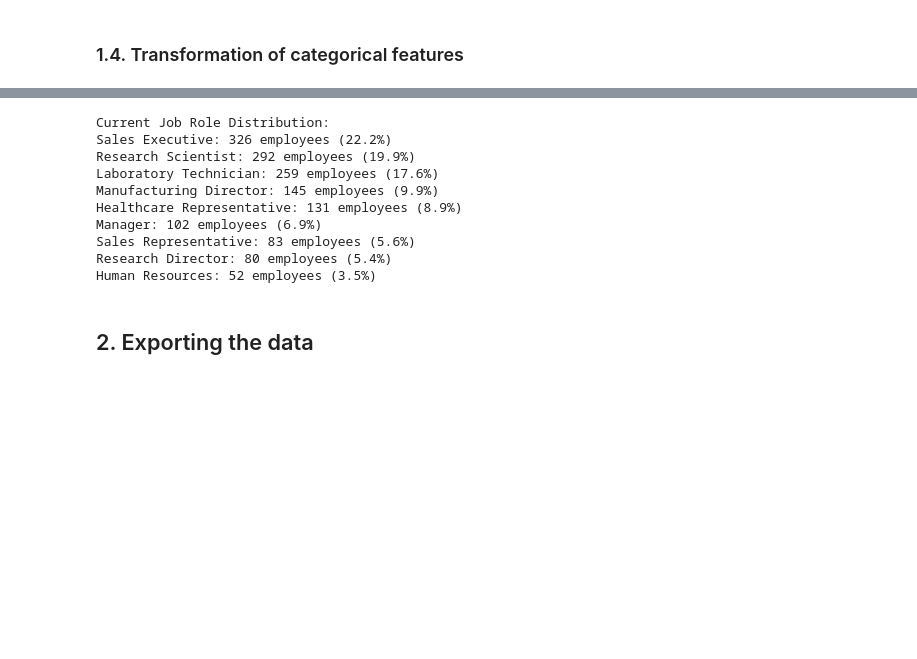
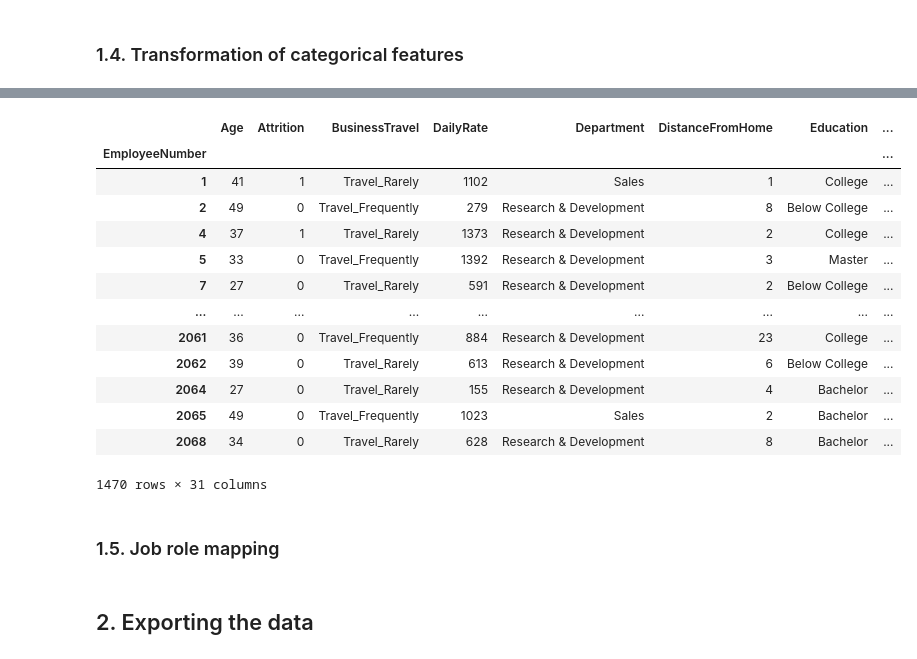
Before and after one commit to SofSalvadoIMS/EDSB25-PredictingEmployeeAttrition-GROUP11, a Jupyter notebook: notebooks/eda.ipynb, the cells around one changed output, grey strips where cells are left out. Cells and saved outputs as stored; diff of their text form; code cells hidden in the pictures; blank space fills up the shorter version.

```diff
--- a/notebooks/eda.ipynb
+++ b/notebooks/eda.ipynb
@@ -190,7 +207,2 @@ dtype: int64
-# %%
-# Definying 'EmployeeNumber' as the index
-
-employee_number_only= df["EmployeeNumber"]
-df.set_index("EmployeeNumber", inplace=True)
 # %% [markdown]
 ### 1.4. Transformation of categorical features
@@ -362,0 +209,28 @@ df_quantitative.set_index(employee_number_only, inplace=True)
+# %%
+education_mapping = {1: "Below College", 2: "College", 3: "Bachelor", 4: "Master", 5: "Doctor"}
+job_involvement_mapping = {1: "Low", 2: "Medium", 3: "High", 4: "Very High"}
+job_level_mapping = {1: "HC Rep", 2: "HR", 3: "Lab Technician", 4: "Manager", 5: "Managing Director", 6: "Research Director"}
+job_satisfaction_mapping = {1: "Low", 2: "Medium", 3: "High", 4: "Very High"}
+performance_rating_mapping = {1: "Low", 2: "Good", 3: "Excellent", 4: "Outstanding"}
+relationship_satisfaction_mapping = {1: "Low", 2: "Medium", 3: "High", 4: "Very High"}
+stock_option_mapping = {0: "None", 1: "Low", 2: "Medium", 3: "High"}
+work_life_balance_mapping = {1: "Bad", 2: "Good", 3: "Better", 4: "Best"}
+environment_satisfaction_mapping = {1: "Low", 2: "Medium", 3: "High", 4: "Very High"}
+business_travel_mapping = {'Non-Travel': 0, 'Travel_Frequently': 2, 'Travel_Rarely': 1}
+
+# Create a COPY for EDA visualization (keep original for ML)
+df_eda = df.copy()
+
+# Apply descriptive mappings for EDA only
+df_eda["Education"] = df_eda["Education"].map(education_mapping)
+df_eda["JobInvolvement"] = df_eda["JobInvolvement"].map(job_involvement_mapping)
+df_eda["JobLevel"] = df_eda["JobLevel"].map(job_level_mapping)
+df_eda["JobSatisfaction"] = df_eda["JobSatisfaction"].map(job_satisfaction_mapping)
+df_eda["PerformanceRating"] = df_eda["PerformanceRating"].map(performance_rating_mapping)
+df_eda["RelationshipSatisfaction"] = df_eda["RelationshipSatisfaction"].map(relationship_satisfaction_mapping)
+df_eda["StockOptionLevel"] = df_eda["StockOptionLevel"].map(stock_option_mapping)
+df_eda["WorkLifeBalance"] = df_eda["WorkLifeBalance"].map(work_life_balance_mapping)
+df_eda["EnvironmentSatisfaction"] = df_eda["EnvironmentSatisfaction"].map(environment_satisfaction_mapping)
+
+# Verificar o DataFrame após os mapeamentos
+df_eda.head()
@@ -363,22 +304,30 @@ df_quantitative.set_index(employee_number_only, inplace=True)
+# %%
+df_eda
+# %% [output]
+|  | Age | Attrition | BusinessTravel | DailyRate | Department | DistanceFromHome | Education | ... |
+| EmployeeNumber |  |  |  |  |  |  |  | ... |
+| 1 | 41 | 1 | Travel_Rarely | 1102 | Sales | 1 | College | ... |
+| 2 | 49 | 0 | Travel_Frequently | 279 | Research & Development | 8 | Below College | ... |
+| 4 | 37 | 1 | Travel_Rarely | 1373 | Research & Development | 2 | College | ... |
+| 5 | 33 | 0 | Travel_Frequently | 1392 | Research & Development | 3 | Master | ... |
+| 7 | 27 | 0 | Travel_Rarely | 591 | Research & Development | 2 | Below College | ... |
+| ... | ... | ... | ... | ... | ... | ... | ... | ... |
+| 2061 | 36 | 0 | Travel_Frequently | 884 | Research & Development | 23 | College | ... |
+| 2062 | 39 | 0 | Travel_Rarely | 613 | Research & Development | 6 | Below College | ... |
+| 2064 | 27 | 0 | Travel_Rarely | 155 | Research & Development | 4 | Bachelor | ... |
+| 2065 | 49 | 0 | Travel_Frequently | 1023 | Sales | 2 | Bachelor | ... |
+| 2068 | 34 | 0 | Travel_Rarely | 628 | Research & Development | 8 | Bachelor | ... |
+1470 rows × 31 columns
+# %% [markdown]
+### 1.5. Job role mapping
 # %%
 # Check current job role distribution
-job_role_counts = df['JobRole'].value_counts()
-job_role_percent = df['JobRole'].value_counts(normalize=True) * 100
+# job_role_counts = df['JobRole'].value_counts()
+# job_role_percent = df['JobRole'].value_counts(normalize=True) * 100
 
-print("Current Job Role Distribution:")
-for job, count in job_role_counts.items():
-    percent = job_role_percent[job]
-    print(f"{job}: {count} employees ({percent:.1f}%)")
+# print("Current Job Role Distribution:")
+# for job, count in job_role_counts.items():
+#     percent = job_role_percent[job]
+#     print(f"{job}: {count} employees ({percent:.1f}%)")
-# %% [output]
-Current Job Role Distribution:
-Sales Executive: 326 employees (22.2%)
-Research Scientist: 292 employees (19.9%)
-Laboratory Technician: 259 employees (17.6%)
-Manufacturing Director: 145 employees (9.9%)
-Healthcare Representative: 131 employees (8.9%)
-Manager: 102 employees (6.9%)
-Sales Representative: 83 employees (5.6%)
-Research Director: 80 employees (5.4%)
-Human Resources: 52 employees (3.5%)
 # %%
 # Job role mapping
```
Also changed, not shown: parts of 19 cells of this notebook, 1 other file.
